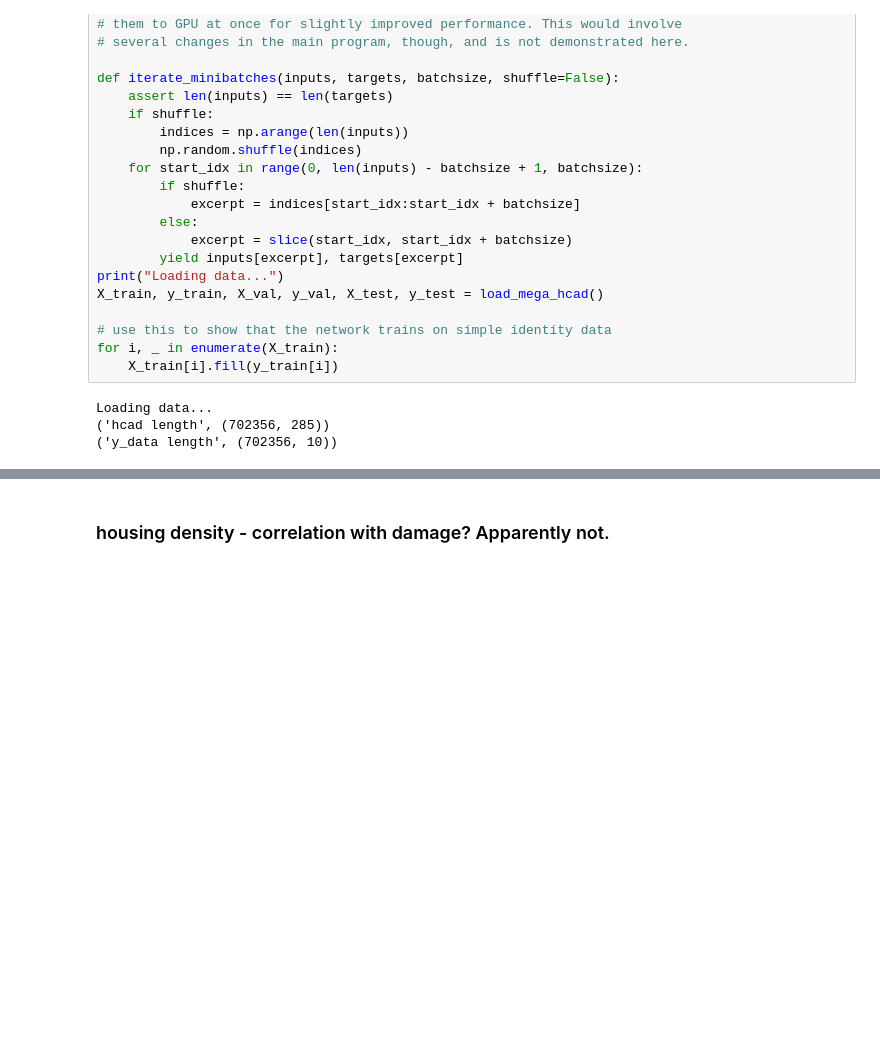
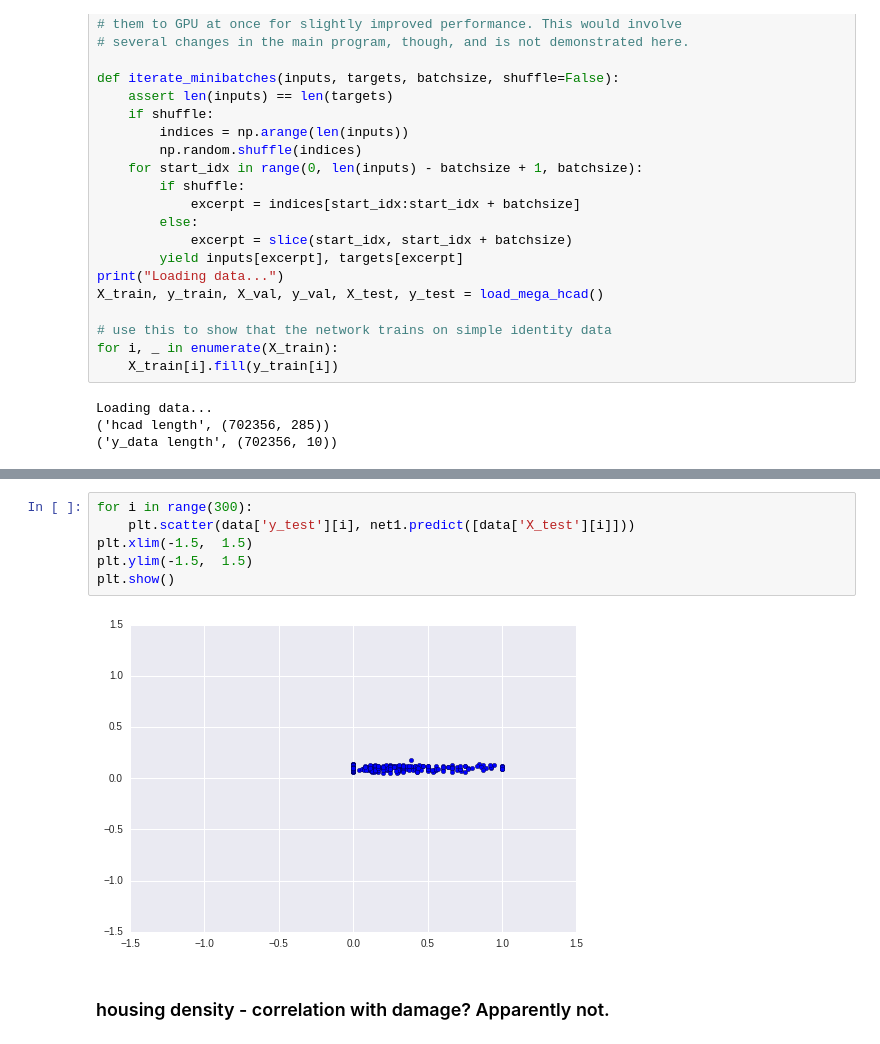
Before and after one commit to IJDykeman/storm_damage_prediction, a Jupyter notebook: tsne_and_dataviz.ipynb, the cells around one changed output, grey strips where cells are left out. Cells and saved outputs as stored; diff of their text form; blank space fills up the shorter version.

```diff
--- a/tsne_and_dataviz.ipynb
+++ b/tsne_and_dataviz.ipynb
@@ -431,3 +506,11 @@ Epoch 3 of 500 took 0.305s
+# %%
+for i in range(300):
+    plt.scatter(data['y_test'][i], net1.predict([data['X_test'][i]]))
+plt.xlim(-1.5,  1.5)
+plt.ylim(-1.5,  1.5)
+plt.show()
+# %% [output]
+[figure, added]
 # %% [markdown]
 ### housing density - correlation with damage?  Apparently not.
 # %%
```
Also changed, not shown: parts of 4 cells of this notebook, 1 other file.
